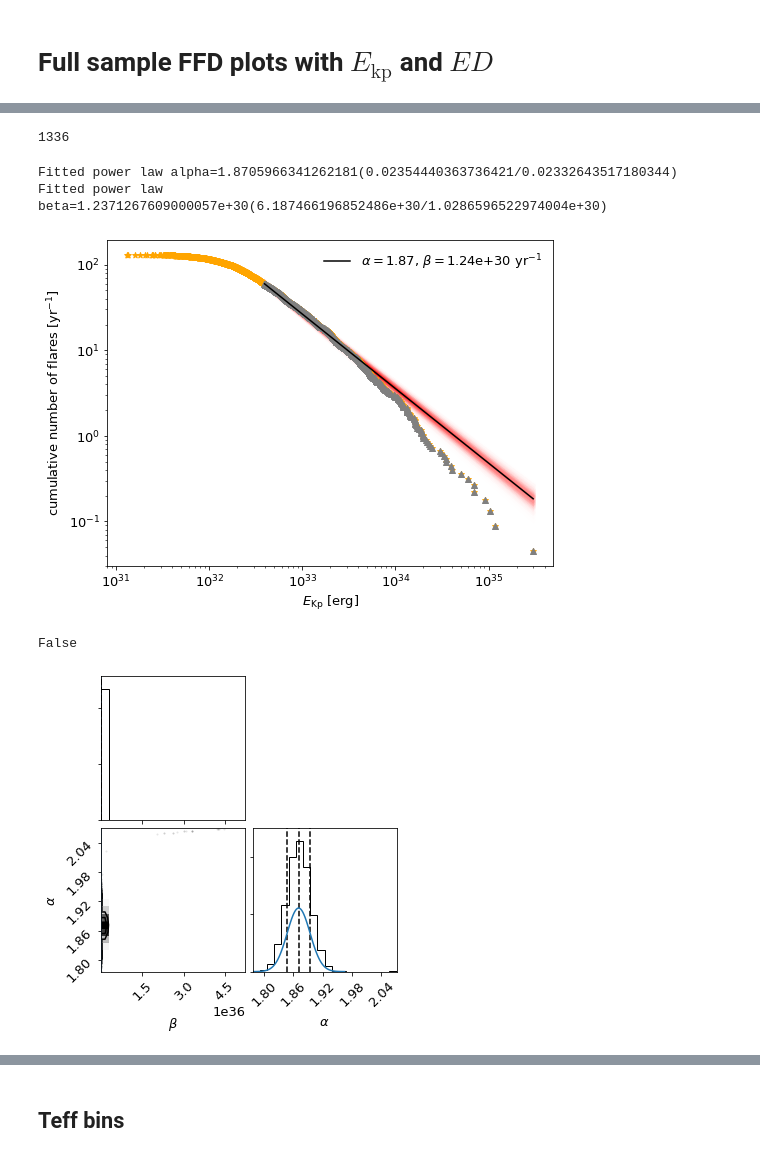
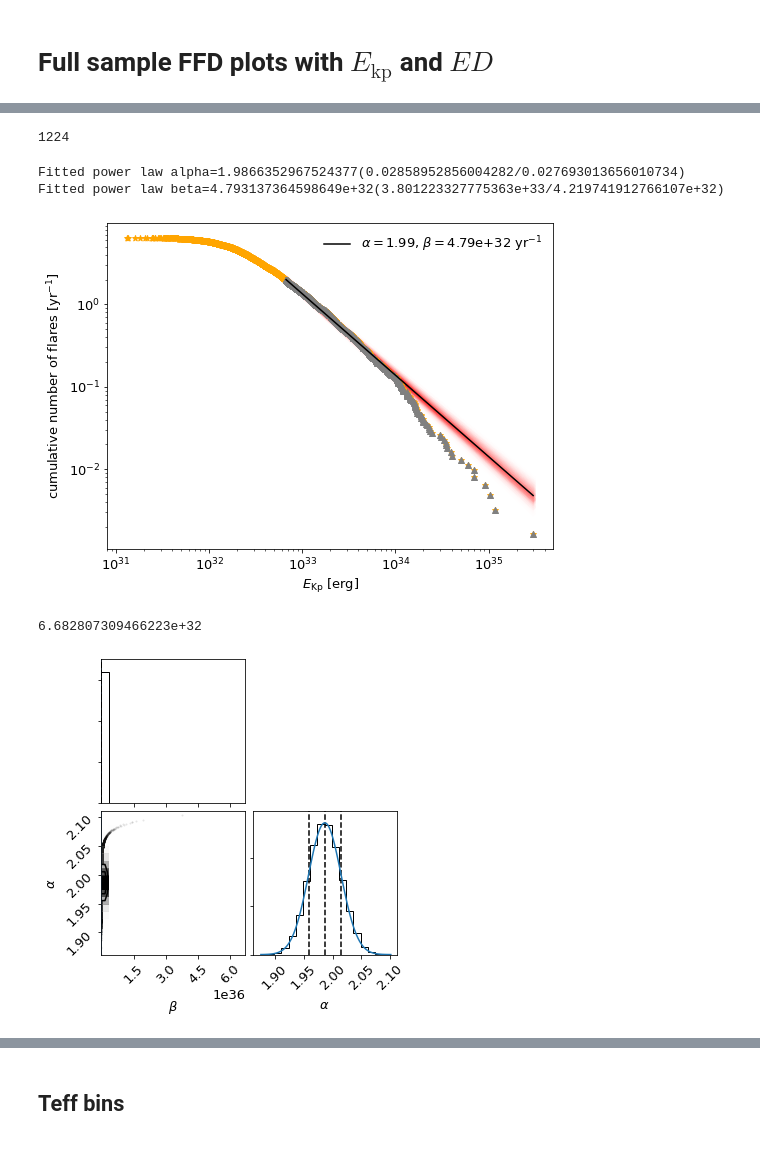
Before and after one commit to ekaterinailin/flares-in-clusters-with-k2-ii, a Jupyter notebook: VettingFlares/FFDs_Wheatland.ipynb, the cells around one changed output, grey strips where cells are left out. Cells and saved outputs as stored; diff of their text form; code cells hidden in the pictures.

```diff
--- a/VettingFlares/FFDs_Wheatland.ipynb
+++ b/VettingFlares/FFDs_Wheatland.ipynb
@@ -100,6 +100,8 @@ T.dropna(how="any").tail()
 resfullsample = {}
 # %%
 fig, ax =  plt.subplots(1, figsize=(8,6))
+
+hasflares = (df.real==1) & (df.todrop.isnull())
 ffd = FFD(f=df[hasflares], tot_obs_time=tobs, ID="EPIC")
 
 #---------- No correction ----------------
@@ -117,7 +119,7 @@ ed, freq, counts = ffd.ed_and_freq(energy_correction=False,
 #ax.scatter(ffd.ed, ffd.freq, marker="^", c="c", label="correcting for multiple stars in sample")
 
 cts = pd.Series(counts).value_counts()
-thresh = cts[cts==1].sort_index().index.min()
+thresh = cts[cts==1].sort_index().index.min() * 2.
 ed, freq, counts = ffd.ed_and_freq(energy_correction=False,
                             recovery_probability_correction=False,
                              multiple_stars=False)
@@ -210,7 +214,7 @@ ed, freq, counts = ffd.ed_and_freq(energy_correction=False,
 #ax.scatter(ffd.ed, ffd.freq, marker="^", c="c", label="correcting for multiple stars in sample")
 
 cts = pd.Series(counts).value_counts()
-thresh = cts[cts==1].sort_index().index.min()
+thresh = cts[cts==1].sort_index().index.min() * 2.
 
 ed, freq, counts = ffd.ed_and_freq(energy_correction=False,
                             recovery_probability_correction=False,
@@ -253,23 +257,23 @@ plt.ylabel(r"cumulative number of flares [yr$^{-1}$]")
 plt.savefig(f"plots/{tstamp}_full_sample_ffd_energy_wheatland.png", dpi=300)
 plt.savefig(f"{paperdir}pics/FFDs/full_sample_ffd_energy_wheatland.png", dpi=300)
 # %% [output]
-1336
+1224
-Fitted power law alpha=1.8705966341262181(0.02354440363736421/0.02332643517180344)
-Fitted power law beta=1.2371267609000057e+30(6.187466196852486e+30/1.0286596522974004e+30)
+Fitted power law alpha=1.9866352967524377(0.02858952856004282/0.027693013656010734)
+Fitted power law beta=4.793137364598649e+32(3.801223327775363e+33/4.219741912766107e+32)
-[figure, old version]
+[figure, new version]
-# %%
-ispowerlaw
-# %% [output]
-False
+# %%
+thresh
+# %% [output]
+6.682807309466223e+32
 # %%
 BFA.show_corner_plot(show_truths=False, show_titles=False)
 x = np.linspace(resfullsample["alpha_en"] - resfullsample["alpha_low_err_en"]*4,
                 resfullsample["alpha_en"] + resfullsample["alpha_up_err_en"]*4,100)
-plt.plot(x, 325*gaussian_prior(x, resfullsample["alpha_en"],
+plt.plot(x, 385*gaussian_prior(x, resfullsample["alpha_en"],
                             (resfullsample["alpha_up_err_en"] + resfullsample["alpha_low_err_en"]) / 2.))
 plt.savefig(f"plots/{tstamp}_full_energy_FFD_cornerplot.png", dpi=300)
 # %% [output]
-[figure, old version]
+[figure, new version]
 # %%
 def loglikelihood_gauss_wheatland_energy(theta, *args):
     '''Log likelihood to pass to BayesianFlaringAnalysis
```
Also changed, not shown: parts of 11 cells of this notebook, 3 other files.
